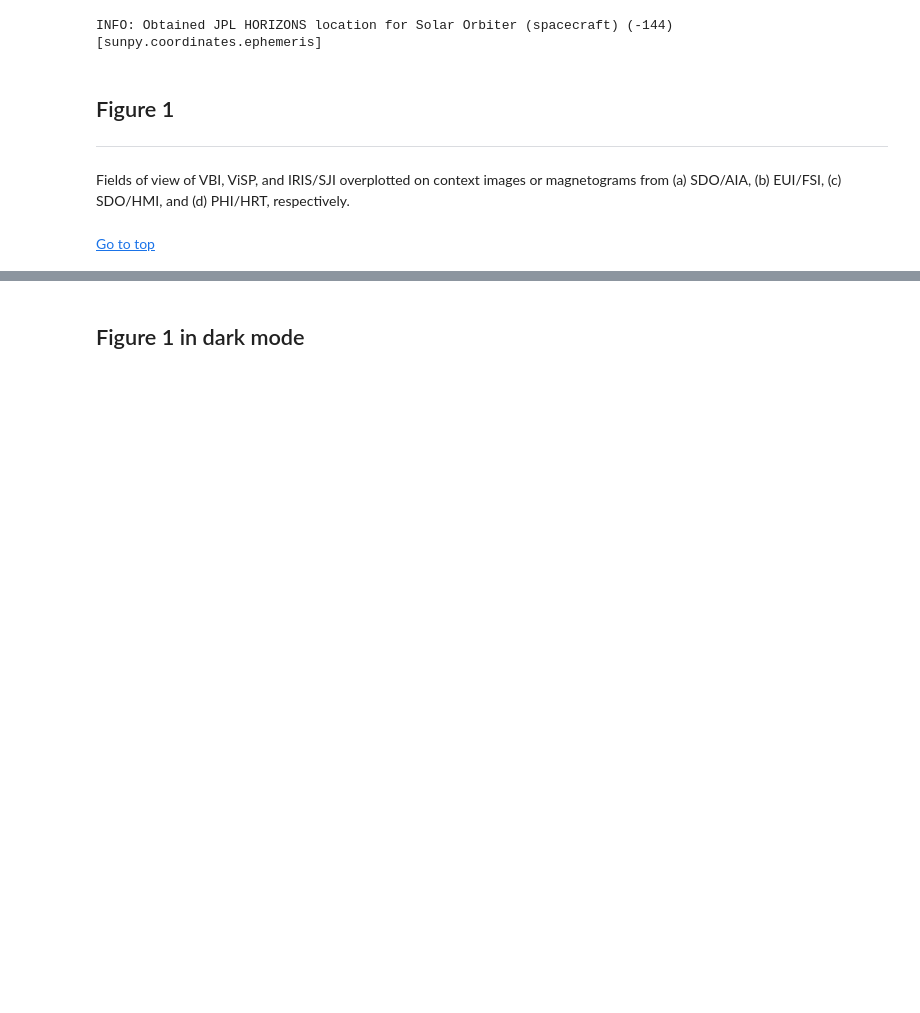
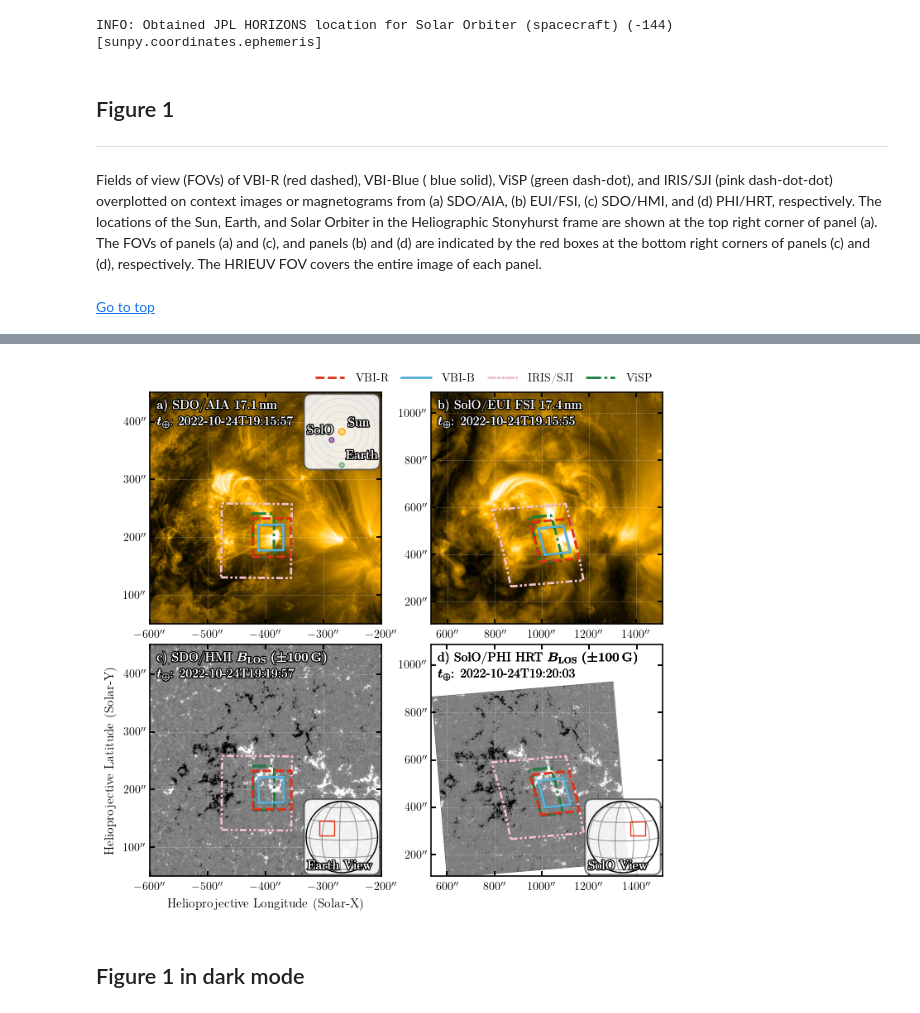
Before and after one commit to yjzhu-solar/DKIST_SolO_Fibril, a Jupyter notebook: ipynb/ms_plot/fov_summary.ipynb, the cells around one changed output, grey strips where cells are left out. Cells and saved outputs as stored; diff of their text form; code cells hidden in the pictures; blank space fills up the shorter version.

```diff
--- a/ipynb/ms_plot/fov_summary.ipynb
+++ b/ipynb/ms_plot/fov_summary.ipynb
@@ -293,12 +293,12 @@ def wcs_axis_off_keep_grid(ax, hp=False):
 # %% [markdown]
 ## Figure 1
 ---
-Fields of view of VBI, ViSP, and IRIS/SJI overplotted on context images or magnetograms from (a) SDO/AIA, (b) EUI/FSI, (c) SDO/HMI, and (d) PHI/HRT, respectively.
+Fields of view (FOVs) of VBI-R (red dashed), VBI-Blue ( blue solid), ViSP (green dash-dot), and IRIS/SJI (pink dash-dot-dot) overplotted on context images or magnetograms from (a) SDO/AIA, (b) EUI/FSI, (c) SDO/HMI, and (d) PHI/HRT, respectively. The locations of the Sun, Earth, and Solar Orbiter in the Heliographic Stonyhurst frame are shown at the top right corner of panel (a). The FOVs of panels (a) and (c), and panels (b) and (d) are indicated by the red boxes at the bottom right corners of panels (c) and (d), respectively.  The HRIEUV FOV covers the entire image of each panel.
 # %%
 display(HTML('<a href="#notebook-top">Go to top</a>'))
 display(HTML('<a id="figure-1"></a>'))
 
-plt.ioff() #boost code server performance
+# plt.ioff() #boost code server performance
 rsun_to_au = const.R_sun.to_value(u.au)
 
 with plt.rc_context(ms_style_dict):
@@ -488,8 +488,8 @@ with plt.rc_context(ms_style_dict):
         transform=ax4.transAxes,
         va="top",
         ha="left",
-        color="white",
-        path_effects=[path_effects.withStroke(linewidth=2, foreground="black"),
+        color="black",
+        path_effects=[path_effects.withStroke(linewidth=0.01, foreground="black"),
                       path_effects.Normal()],
         linespacing=1.5,
     )
@@ -506,15 +506,15 @@ with plt.rc_context(ms_style_dict):
 
     circle_earth = patches.Circle((earth_loc_heeq_y, earth_loc_heeq_x),
                         15*rsun_to_au,
-                        edgecolor="#78C2C4",
-                        facecolor="#A5DEE4",
+                        edgecolor="#5DAC81",
+                        facecolor="#B5CAA0",
                         alpha=1,
                         label="Earth", zorder=10)
 
     circle_solo = patches.Circle((solo_loc_heeq_y, solo_loc_heeq_x),
                         15*rsun_to_au,
-                        edgecolor="#E83015",
-                        facecolor="#F8C3CD",
+                        edgecolor="#77428D",
+                        facecolor="#B28FCE",
                         alpha=1,
                         label="SolO", zorder=10)
 
@@ -603,34 +603,58 @@ with plt.rc_context(ms_style_dict):
         system="carrington", lw=0.8, alpha=0.8)
 
     solo_view_blank_map.draw_quadrangle(
         bottom_left=fsi_174_map_crop.bottom_left_coord,
         top_right=fsi_174_map_crop.top_right_coord,
         axes=ax4_hp,
         edgecolor="#E83015",
         lw=1,
         zorder=11,
     )
 
+    ax3_hp.text(0.03,0.03,r"\textbf{Earth View}",
+        fontsize=11,
+        transform=ax3_hp.transAxes,
+        va="bottom",
+        ha="left",
+        color="white",
+        path_effects=[path_effects.withStroke(linewidth=2, foreground="black"),
+                      path_effects.Normal()],
+        zorder=12,
+
+        )
+
+    ax4_hp.text(0.03,0.03,r"\textbf{SolO View}",
+        fontsize=11,
+        transform=ax4_hp.transAxes,
+        va="bottom",
+        ha="left",
+        color="white",
+        path_effects=[path_effects.withStroke(linewidth=2, foreground="black"),
+                      path_effects.Normal()],
+        zorder=12
+        )
+
 
 
     for ax_ in (ax1_hgs, ax3_hp, ax4_hp):
         add_inset_bbox(
             ax_,
             edgecolor="#434343B3",
             linewidth=1.5,
             facecolor="#FFFFFFE6",
             rounding_size=0.1,
             zorder=0
             )
 
         ax_.patch.set_alpha(0)
 
     fig.savefig("../../figs/ms_figure/fov_summary.pdf", bbox_inches='tight', dpi=300)
     fig.savefig("../../figs/ms_figure_png/fov_summary.png", bbox_inches='tight', dpi=300)
-    # plt.show()
+    plt.show()
 # %% [output]
 Go to top
 [interactive output not drawn]
+[figure, added]
 # %% [markdown]
 ## Figure 1 in dark mode
 # %%
```
Also changed, not shown: parts of 3 cells of this notebook, 14 other files.
